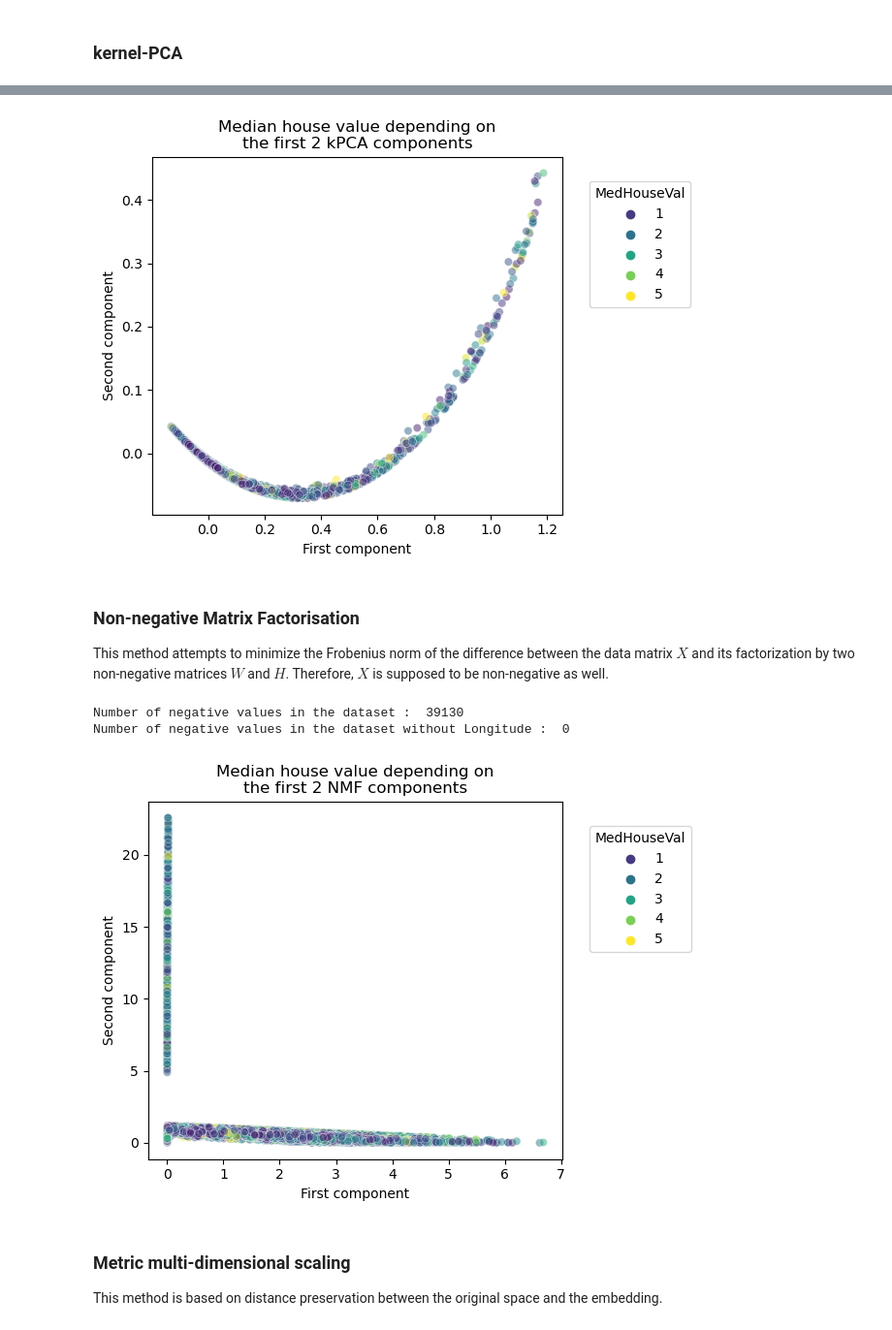
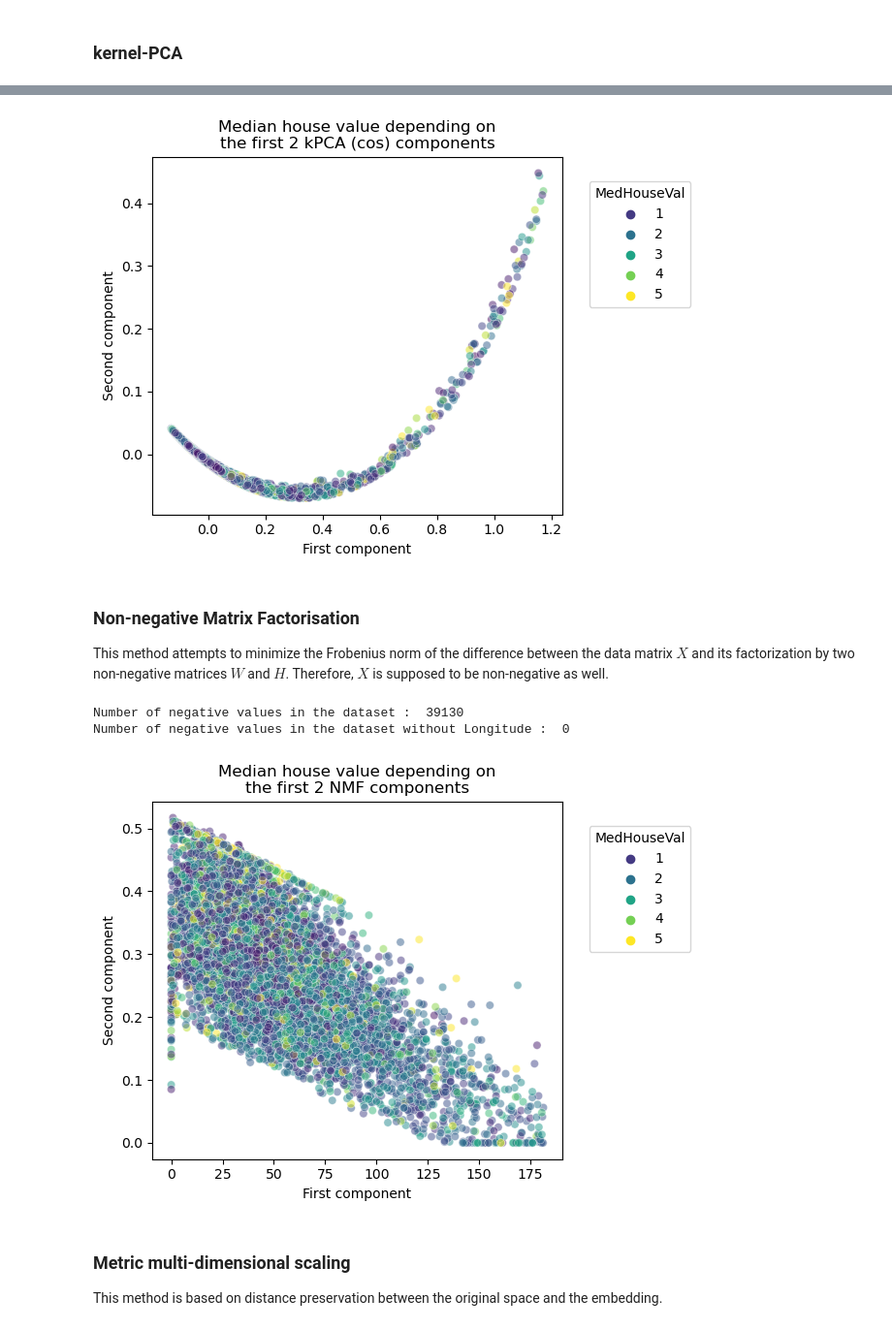
Before and after one commit to mathjacob/LINMA2472-HW4, a Jupyter notebook: devoir4.ipynb, the cells around one changed output, grey strips where cells are left out. Shown at 97% size. Drawn from its saved outputs; the diff is of its cells as text; code cells hidden in the pictures.

Commit message:
Ran visualisation plots for report and modified titles.

```diff
--- a/devoir4.ipynb
+++ b/devoir4.ipynb
@@ -181,25 +181,25 @@ plot_embedding(Xt_sig, y_subset, "kPCA")
 # kPCA visualisation with cosine kernel
 kpca = KernelPCA(n_components=2,kernel='cosine')
 Xt_cos = kpca.fit_transform(X_subset)
-plot_embedding(Xt_cos, y_subset, "kPCA")
+plot_embedding(Xt_cos, y_subset, "kPCA (cos)")
 # %% [output]
-[figure, old version]
+[figure, new version]
 # %% [markdown]
 ### Non-negative Matrix Factorisation
 This method attempts to minimize the Frobenius norm of the difference between the data matrix $X$ and its factorization by two non-negative matrices $W$ and $H$. Therefore, $X$ is supposed to be non-negative as well.
 # %%
 print("Number of negative values in the dataset : ", X.lt(0).sum().sum())
 print("Number of negative values in the dataset without Longitude : ", X.drop(columns=["Longitude","Lat+Long"]).lt(0).sum().sum())
 # We can perform NMF on this modified data set
 
-#nmf = NMF(n_components=2, init='random', max_iter=500)
-nmf = NMF(n_components=2, init='nndsvda', max_iter=500) # nndsvda : no sparsity; indeed, data crammed together
+nmf = NMF(n_components=2, init='random', max_iter=500)
+#nmf = NMF(n_components=2, init='nndsvda', max_iter=500) # nndsvda : no sparsity; indeed, data crammed together
 Xt_nmf = nmf.fit_transform(X_subset.drop(columns=["Longitude","Lat+Long"]))
 plot_embedding(Xt_nmf, y_subset, "NMF")
 # %% [output]
 Number of negative values in the dataset :  39130
 Number of negative values in the dataset without Longitude :  0
-[figure, old version]
+[figure, new version]
 # %% [markdown]
 ### Metric multi-dimensional scaling
 This method is based on distance preservation between the original space and the embedding.
```
Also changed, not shown: parts of 12 cells of this notebook.
